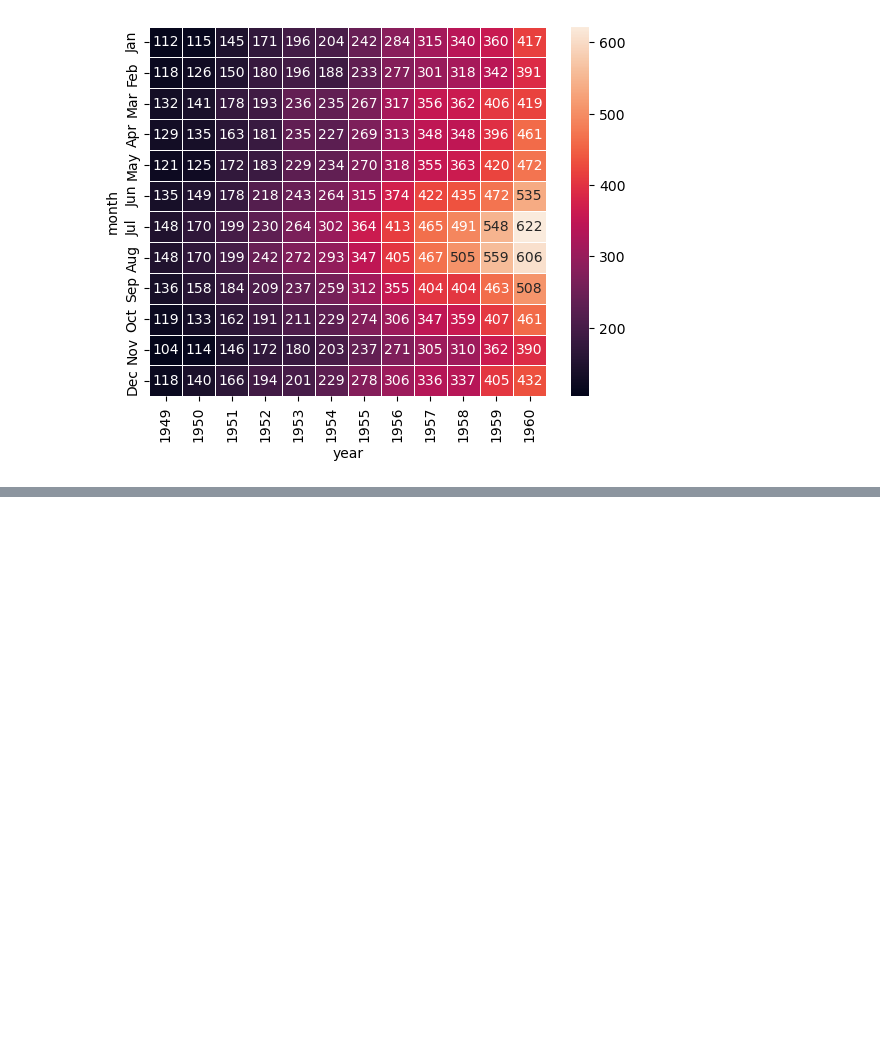
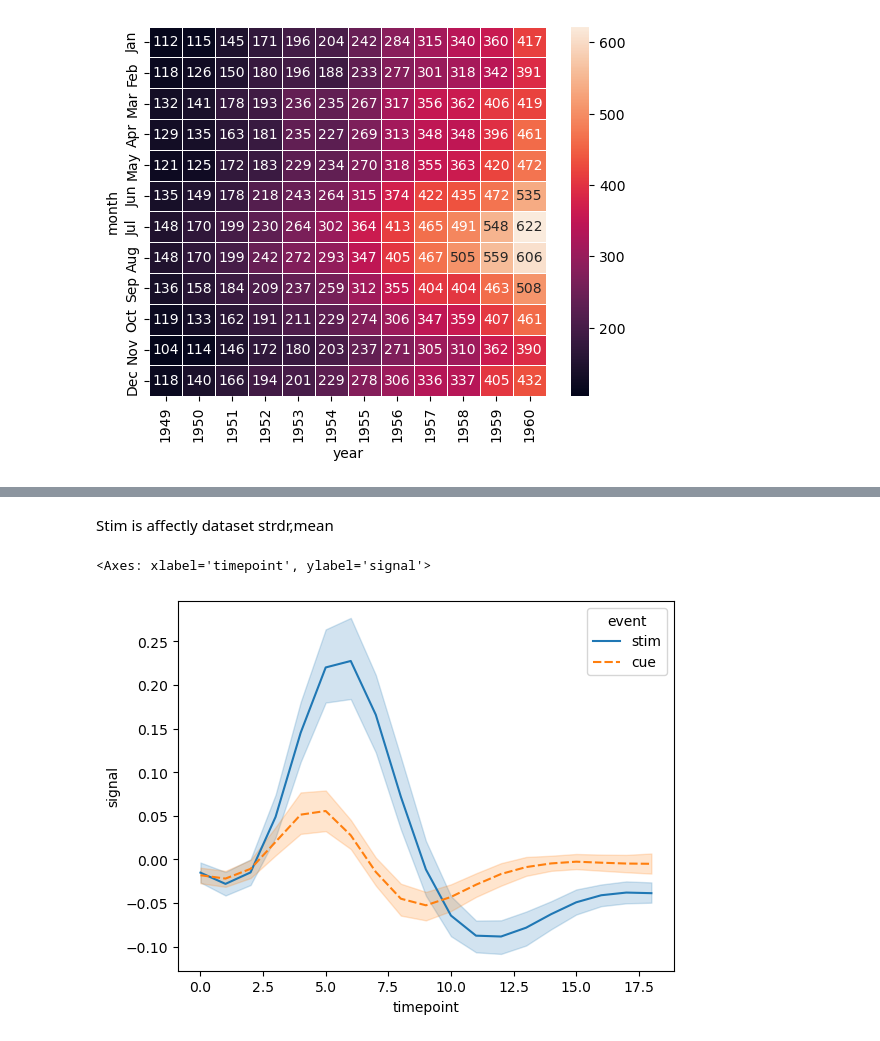
Before and after one commit to Alihanesentas/Exploratory-Data-Analysis, a Jupyter notebook: Day-4.ipynb, the cells around one changed output, grey strips where cells are left out. Drawn from its saved outputs; the diff is of its cells as text; code cells hidden in the pictures; blank space fills up the shorter version.

```diff
--- a/Day-4.ipynb
+++ b/Day-4.ipynb
@@ -77,0 +194,7 @@ sns.heatmap(df,annot=True,fmt="d",linewidths=0.5)
+# %% [markdown]
+Stim is affectly dataset strdr,mean
+# %%
+sns.lineplot(x="timepoint",y="signal",hue="event",style="event",data=df)
+# %% [output]
+<Axes: xlabel='timepoint', ylabel='signal'>
+[figure, added]
```
Also changed, not shown: parts of 12 cells of this notebook.
